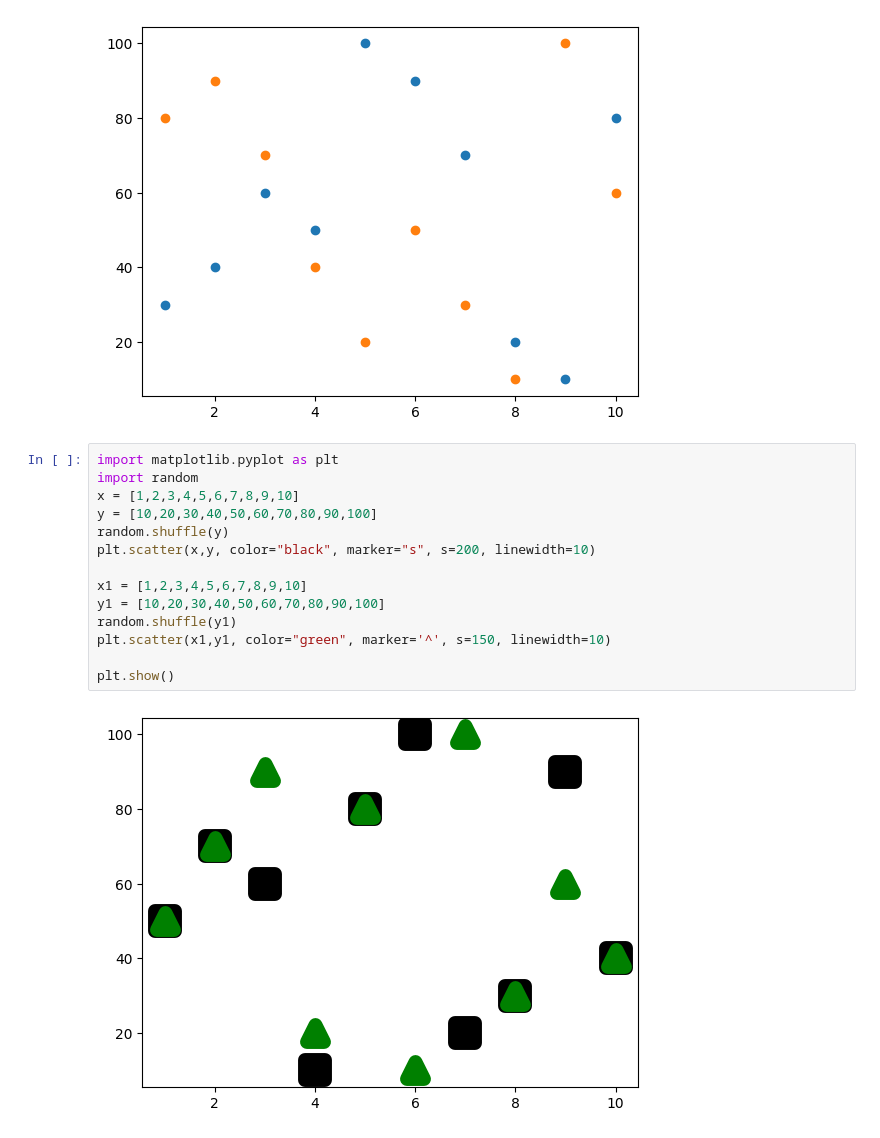
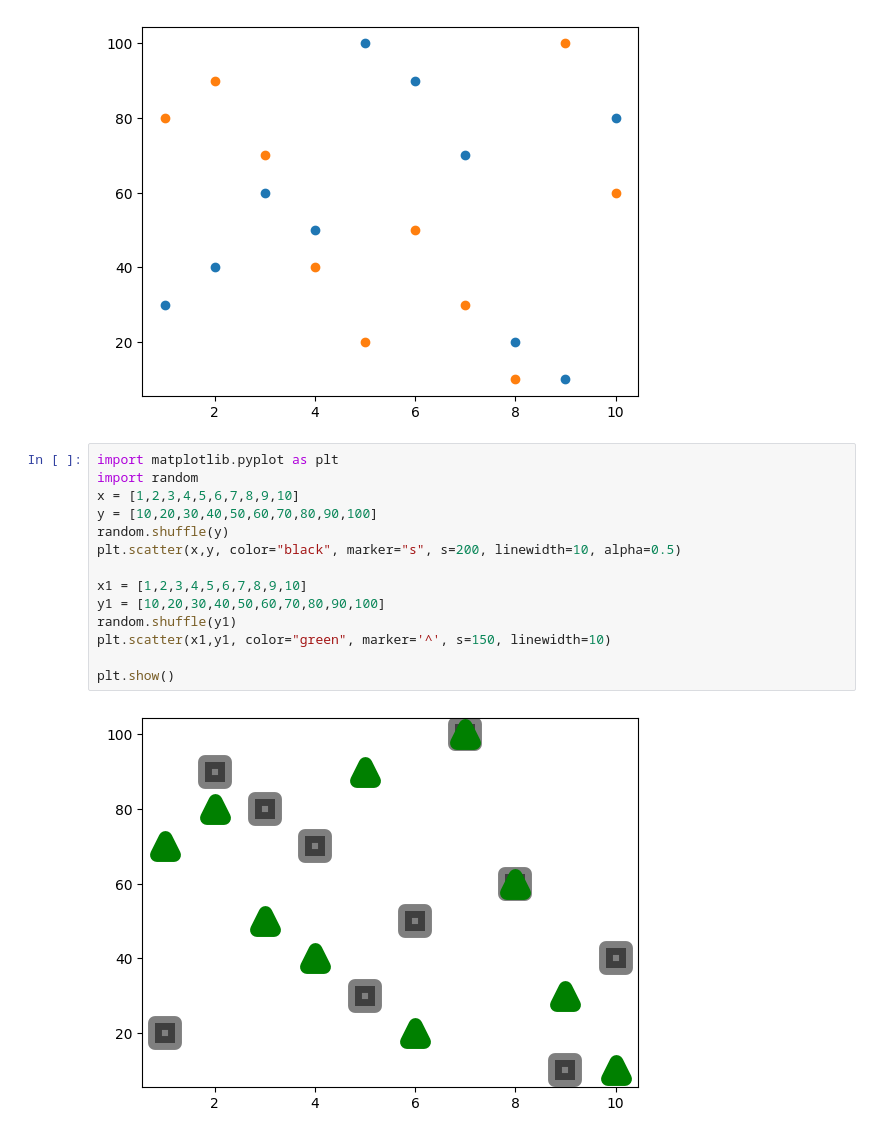
Before and after one commit to sbborusu/530pm_Agentic_Ai_Batch_7thApril, a Jupyter notebook: Matplotlib.ipynb, the cells around one changed output. Saved outputs shown, nothing was run; the diff lists cells and outputs as text.

```diff
--- a/Matplotlib.ipynb
+++ b/Matplotlib.ipynb
@@ -844,16 +844,16 @@ plt.show()
 # %%
 import matplotlib.pyplot as plt
 import random
 x = [1,2,3,4,5,6,7,8,9,10]
 y = [10,20,30,40,50,60,70,80,90,100]
 random.shuffle(y)
-plt.scatter(x,y, color="black", marker="s", s=200, linewidth=10)
+plt.scatter(x,y, color="black", marker="s", s=200, linewidth=10, alpha=0.5)
 
 x1 = [1,2,3,4,5,6,7,8,9,10]
 y1 = [10,20,30,40,50,60,70,80,90,100]
 random.shuffle(y1)
 plt.scatter(x1,y1, color="green", marker='^', s=150, linewidth=10)
 
 plt.show()
 # %% [output]
-[figure, old version]
+[figure, new version]
```
Also changed, not shown: parts of 7 cells of this notebook.
